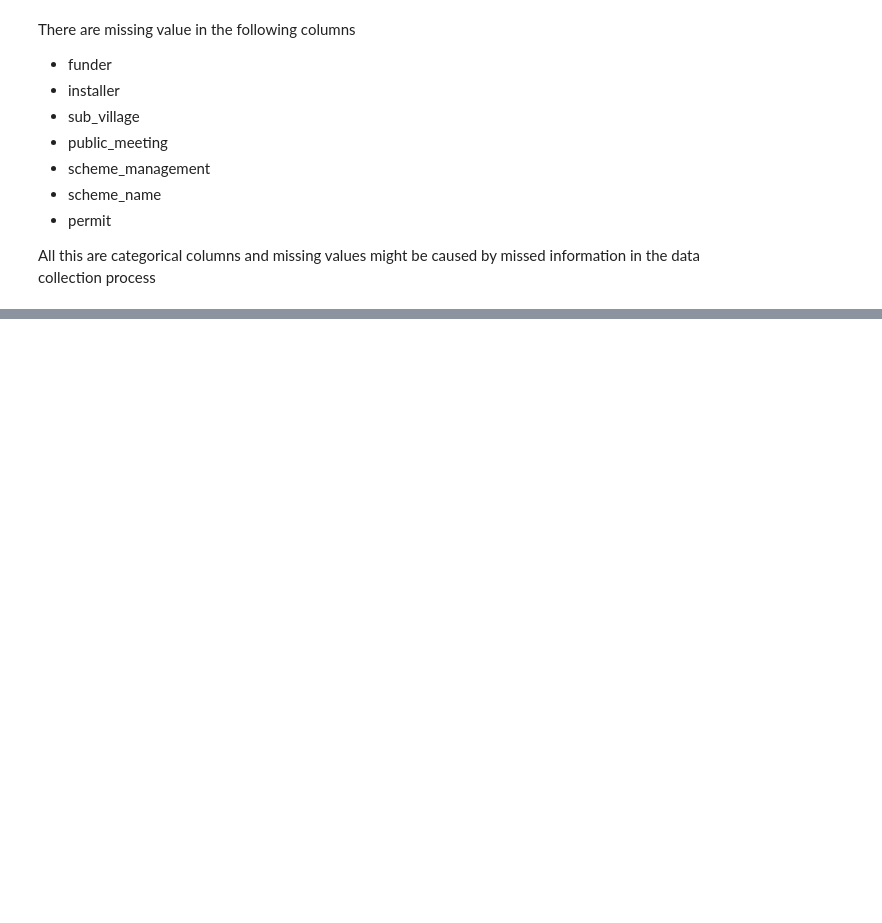
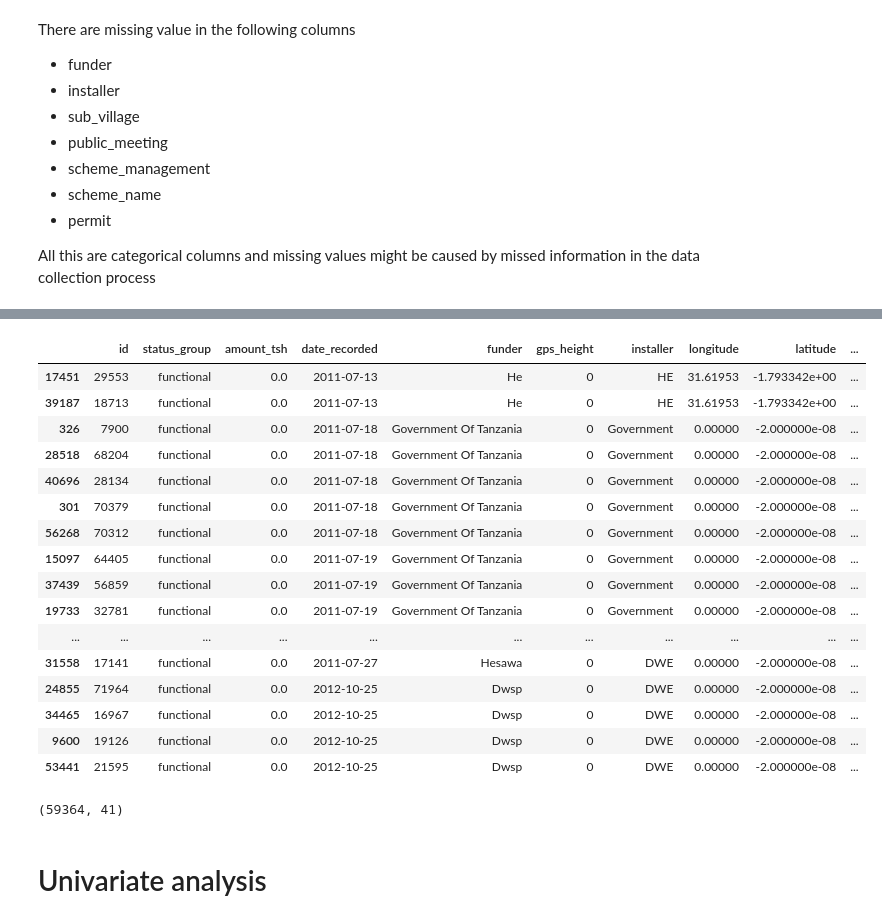
Before and after one commit to stephenmungai/phase3_project, a Jupyter notebook: index.ipynb, the cells around one changed output, grey strips where cells are left out. Drawn from its saved outputs; the diff is of its cells as text; code cells hidden in the pictures; blank space fills up the shorter version.

Commit message:
completed univariate analysis

```diff
--- a/index.ipynb
+++ b/index.ipynb
@@ -285,0 +292,4 @@ for
+# %%
+# filling missing values in both this fields by the modes of their columns
+
+df_merge = df_merge.apply(lambda x: x.fillna(x.value_counts().index[0]))
@@ -285,0 +316,26 @@ for
+# %%
+# lets check for instances of duplication
+# will check for duplicates in all columns except the first column i.e the primary key of this dataset
+
+df_duplicated =df_merge[df_merge.iloc[:, 1:].duplicated(keep= False)]
+# %%
+sorted_duplicates = df_duplicated.sort_values(by=df_merge.columns[1:].tolist())
+sorted_duplicates.head(20)
+# %% [output]
+|  | id | status_group | amount_tsh | date_recorded | funder | gps_height | installer | longitude | latitude | ... |
+| 17451 | 29553 | functional | 0.0 | 2011-07-13 | He | 0 | HE | 31.61953 | -1.793342e+00 | ... |
+| 39187 | 18713 | functional | 0.0 | 2011-07-13 | He | 0 | HE | 31.61953 | -1.793342e+00 | ... |
+| 326 | 7900 | functional | 0.0 | 2011-07-18 | Government Of Tanzania | 0 | Government | 0.00000 | -2.000000e-08 | ... |
+| 28518 | 68204 | functional | 0.0 | 2011-07-18 | Government Of Tanzania | 0 | Government | 0.00000 | -2.000000e-08 | ... |
+| 40696 | 28134 | functional | 0.0 | 2011-07-18 | Government Of Tanzania | 0 | Government | 0.00000 | -2.000000e-08 | ... |
+| 301 | 70379 | functional | 0.0 | 2011-07-18 | Government Of Tanzania | 0 | Government | 0.00000 | -2.000000e-08 | ... |
+| 56268 | 70312 | functional | 0.0 | 2011-07-18 | Government Of Tanzania | 0 | Government | 0.00000 | -2.000000e-08 | ... |
+| 15097 | 64405 | functional | 0.0 | 2011-07-19 | Government Of Tanzania | 0 | Government | 0.00000 | -2.000000e-08 | ... |
+| 37439 | 56859 | functional | 0.0 | 2011-07-19 | Government Of Tanzania | 0 | Government | 0.00000 | -2.000000e-08 | ... |
+| 19733 | 32781 | functional | 0.0 | 2011-07-19 | Government Of Tanzania | 0 | Government | 0.00000 | -2.000000e-08 | ... |
+| ... | ... | ... | ... | ... | ... | ... | ... | ... | ... | ... |
+| 31558 | 17141 | functional | 0.0 | 2011-07-27 | Hesawa | 0 | DWE | 0.00000 | -2.000000e-08 | ... |
+| 24855 | 71964 | functional | 0.0 | 2012-10-25 | Dwsp | 0 | DWE | 0.00000 | -2.000000e-08 | ... |
+| 34465 | 16967 | functional | 0.0 | 2012-10-25 | Dwsp | 0 | DWE | 0.00000 | -2.000000e-08 | ... |
+| 9600 | 19126 | functional | 0.0 | 2012-10-25 | Dwsp | 0 | DWE | 0.00000 | -2.000000e-08 | ... |
+| 53441 | 21595 | functional | 0.0 | 2012-10-25 | Dwsp | 0 | DWE | 0.00000 | -2.000000e-08 | ... |
@@ -285,0 +346,4 @@ for
+# %%
+df_merge.shape
+# %% [output]
+(59364, 41)
@@ -285,0 +352,2 @@ for
+# %% [markdown]
+# Univariate analysis
```
Also changed, not shown: parts of 9 cells of this notebook.
